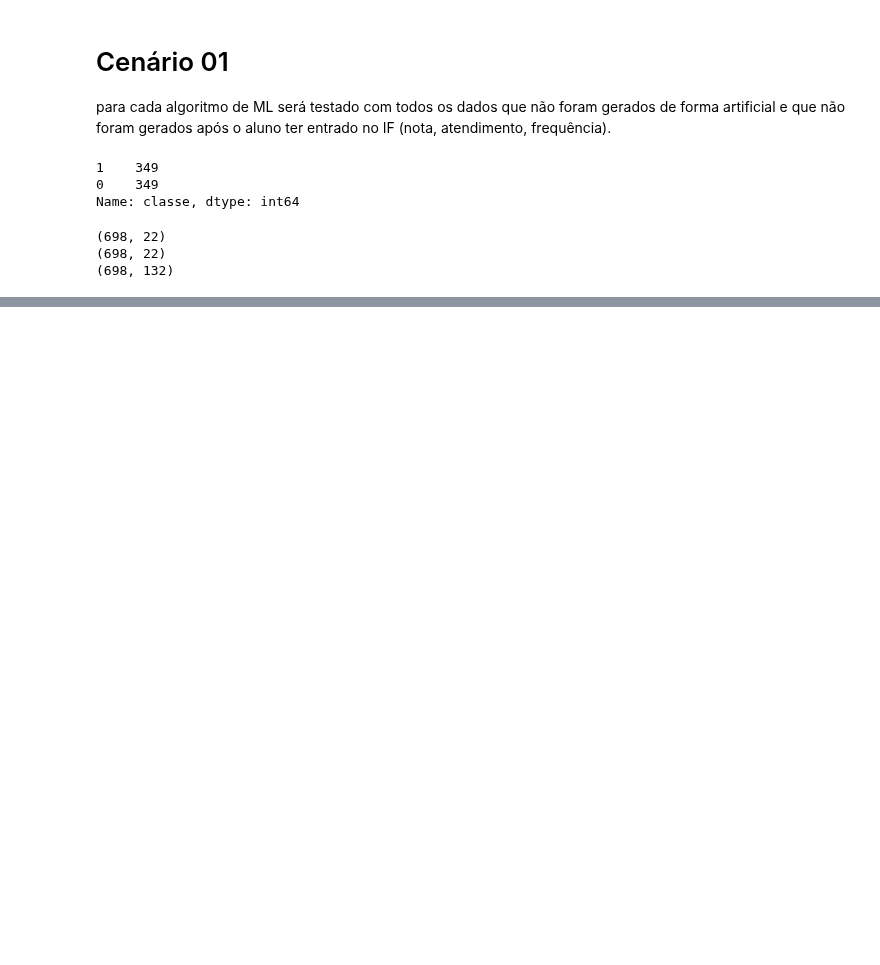
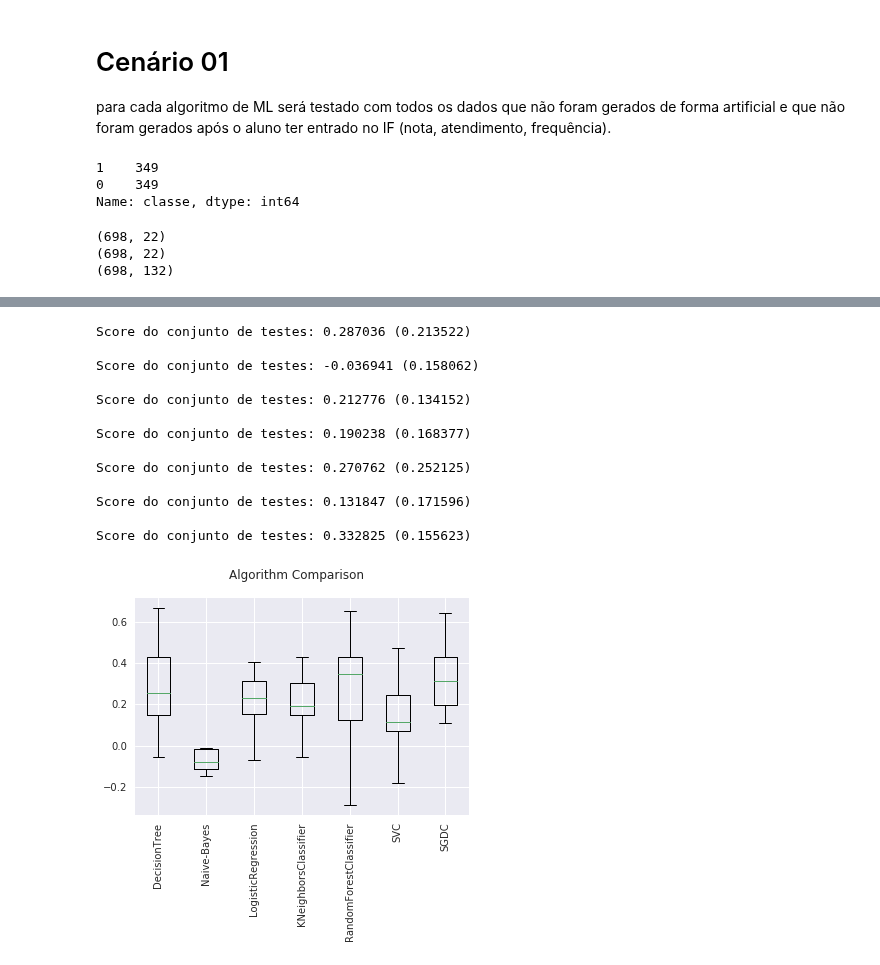
Before and after one commit to tmedeirosb/modelo_ifrn_integrado, a Jupyter notebook: versao_2/workflow_aprendizado_completo.ipynb, the cells around one changed output, grey strips where cells are left out. Saved outputs shown, nothing was run; the diff lists cells and outputs as text; code cells hidden in the pictures; blank space fills up the shorter version.

```diff
--- a/versao_2/workflow_aprendizado_completo.ipynb
+++ b/versao_2/workflow_aprendizado_completo.ipynb
@@ -78,7 +78,7 @@ def score_evasao(y_true, y_pred):
 def make_RF(Xtrain, ytrain):
     #cria a randomforest
     #forest_clf = RandomForestClassifier(oob_score=True, n_jobs=-1)
-    forest_clf = RandomForestClassifier(n_jobs=-1, random_state=42)
+    forest_clf = RandomForestClassifier(n_jobs=-1, random_state=0)
 
     param_grid_forest = {'max_depth': [3, 5, None],
                   'max_features': ['auto', 'sqrt', 'log2'],
@@ -133,6 +133,26 @@ def evaluating(model, ytest, ypred, Xtest):
     plot_roc_curve(fpr, tpr)
     plt.show()
     print(roc_auc_score(ytest, y_scores))
+
+def perfomance_compare(res_models):
+    results = []
+    names = []
+
+    #treina o modelo de acordo com os atributos selecionados
+    for model in res_models:
+        results.append( model['cv_results'] )
+        names.append(model['name'])
+        msg = "Score do conjunto de testes: %f (%f) \n" % (model['cv_results'].mean(), model['cv_results'].std())
+        print(msg)
+
+    # boxplot algorithm comparison
+    fig = plt.figure()
+    fig.suptitle('Algorithm Comparison')
+    ax = fig.add_subplot(111)
+    plt.boxplot( results )
+    ax.set_xticklabels( names )
+    plt.xticks(rotation=90)
+    plt.show()
 
 def feature_ranking(Xtest, model):
     #exibe os atributos mais importantes
@@ -457,0 +556,17 @@ KeyboardInterrupt:
+# %%
+perfomance_compare(res_models_2)
+# %% [output]
+Score do conjunto de testes: 0.287036 (0.213522)
+
+Score do conjunto de testes: -0.036941 (0.158062)
+
+Score do conjunto de testes: 0.212776 (0.134152)
+
+Score do conjunto de testes: 0.190238 (0.168377)
+
+Score do conjunto de testes: 0.270762 (0.252125)
+
+Score do conjunto de testes: 0.131847 (0.171596)
+
+Score do conjunto de testes: 0.332825 (0.155623)
+[figure, added]
```
Also changed, not shown: parts of 17 cells of this notebook.
